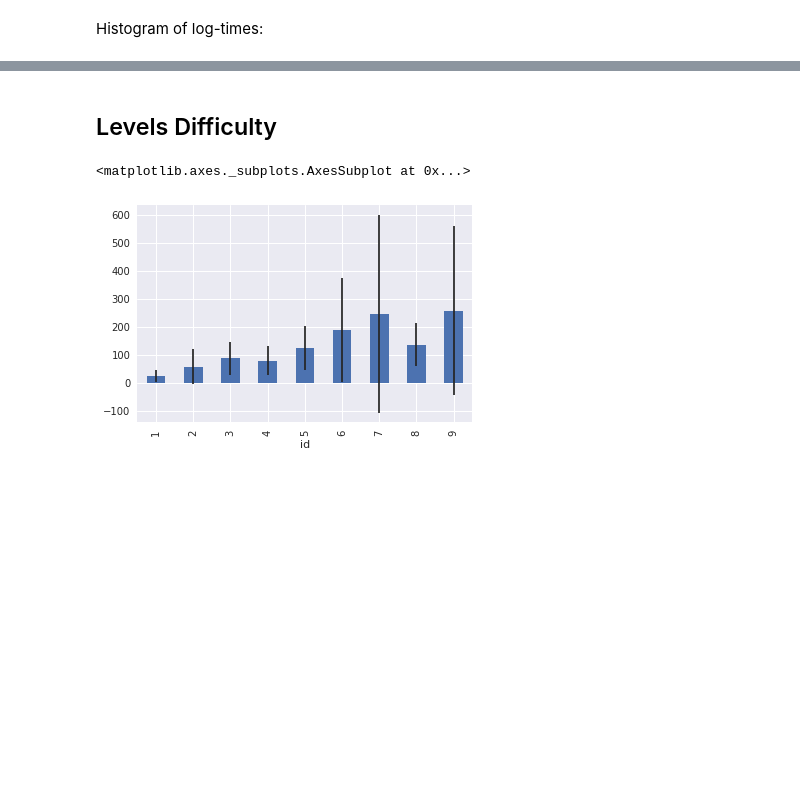
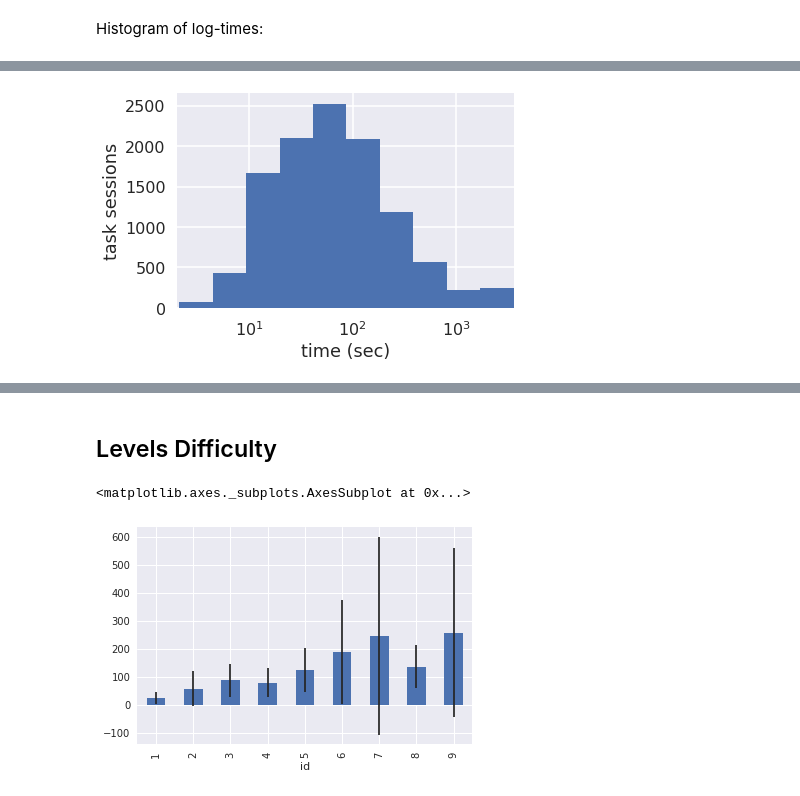
Before and after one commit to effa/flocs-thesis, a Jupyter notebook: analysis/descriptive-statistics.ipynb, the cells around one changed output, grey strips where cells are left out. Saved outputs shown, nothing was run; the diff lists cells and outputs as text; code cells hidden in the pictures; blank space fills up the shorter version.

```diff
--- a/analysis/descriptive-statistics.ipynb
+++ b/analysis/descriptive-statistics.ipynb
@@ -167 +186,12 @@ plt.savefig('../img/task-sessions-time-log.pdf')
+# %%
+logbins = np.logspace(np.log10(1),np.log10(3600),12)
+ax = ts.time_spent.hist(bins=logbins)
+ax.set_xscale('log')
+ax.set_xlabel('time (sec)')
+ax.set_ylabel('task sessions')
+ax.set_xlim(left=2, right=3600)
+plt.tight_layout()
+plt.savefig('../img/task-sessions-time-log.pdf')
+# %% [output]
+[figure, added]
 # %%
```
Also changed, not shown: parts of 11 cells of this notebook, 14 other files.
